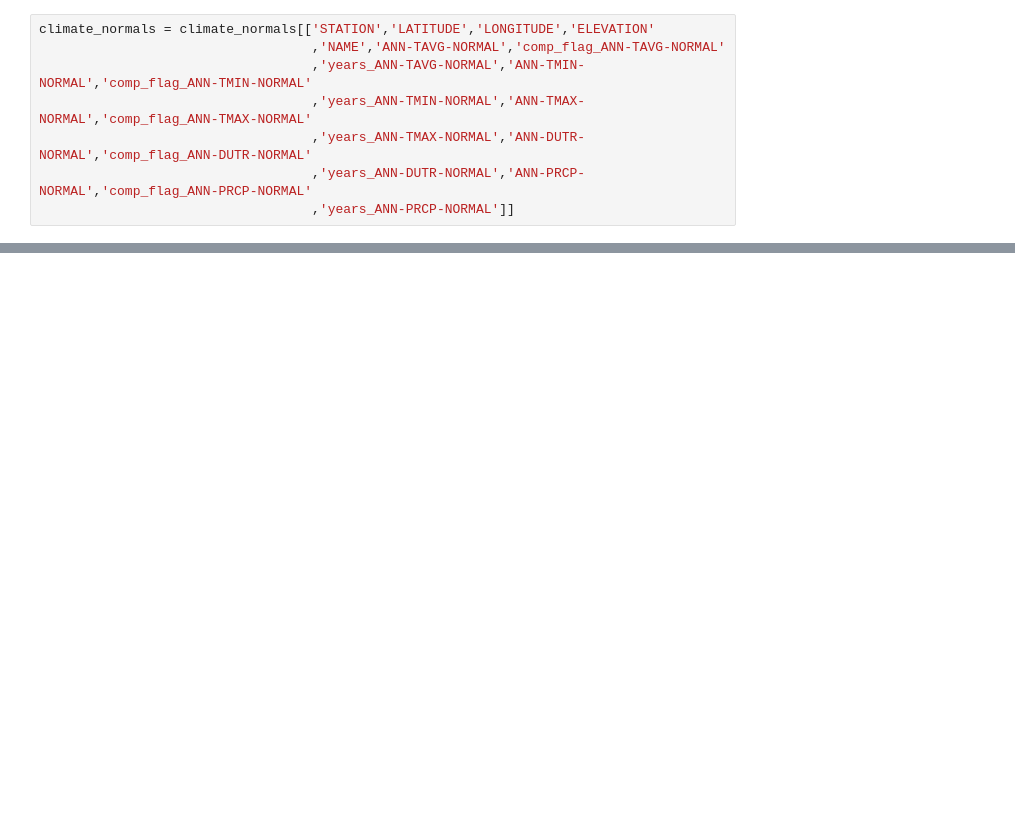
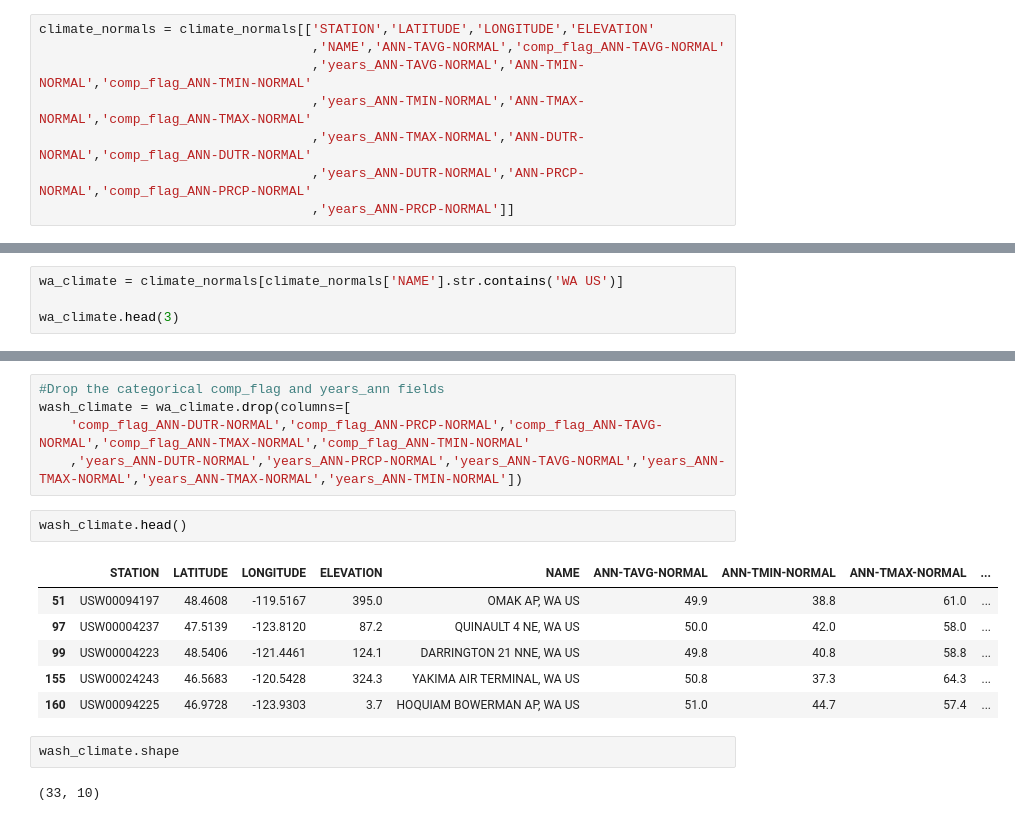
Before and after one commit to BrettlyCD/seattle-trees-project, a Jupyter notebook: 01_data_wrangling_st.ipynb, the cells around one changed output, grey strips where cells are left out. Cells and saved outputs as stored; diff of their text form; blank space fills up the shorter version.

Commit message:
Load and filter down climate normals data.

```diff
--- a/01_data_wrangling_st.ipynb
+++ b/01_data_wrangling_st.ipynb
@@ -442,0 +446,4 @@ climate_normals.head()
+# %%
+wa_climate = climate_normals[climate_normals['NAME'].str.contains('WA US')]
+
+wa_climate.head(3)
@@ -442,0 +561,18 @@ climate_normals.head()
+# %%
+#Drop the categorical comp_flag and years_ann fields
+wash_climate = wa_climate.drop(columns=[
+    'comp_flag_ANN-DUTR-NORMAL','comp_flag_ANN-PRCP-NORMAL','comp_flag_ANN-TAVG-NORMAL','comp_flag_ANN-TMAX-NORMAL','comp_flag_ANN-TMIN-NORMAL'
+    ,'years_ANN-DUTR-NORMAL','years_ANN-PRCP-NORMAL','years_ANN-TAVG-NORMAL','years_ANN-TMAX-NORMAL','years_ANN-TMAX-NORMAL','years_ANN-TMIN-NORMAL'])
+# %%
+wash_climate.head()
+# %% [output]
+|  | STATION | LATITUDE | LONGITUDE | ELEVATION | NAME | ANN-TAVG-NORMAL | ANN-TMIN-NORMAL | ANN-TMAX-NORMAL | ... |
+| 51 | USW00094197 | 48.4608 | -119.5167 | 395.0 | OMAK AP, WA US | 49.9 | 38.8 | 61.0 | ... |
+| 97 | USW00004237 | 47.5139 | -123.8120 | 87.2 | QUINAULT 4 NE, WA US | 50.0 | 42.0 | 58.0 | ... |
+| 99 | USW00004223 | 48.5406 | -121.4461 | 124.1 | DARRINGTON 21 NNE, WA US | 49.8 | 40.8 | 58.8 | ... |
+| 155 | USW00024243 | 46.5683 | -120.5428 | 324.3 | YAKIMA AIR TERMINAL, WA US | 50.8 | 37.3 | 64.3 | ... |
+| 160 | USW00094225 | 46.9728 | -123.9303 | 3.7 | HOQUIAM BOWERMAN AP, WA US | 51.0 | 44.7 | 57.4 | ... |
+# %%
+wash_climate.shape
+# %% [output]
+(33, 10)
```
Also changed, not shown: parts of 16 cells of this notebook.
